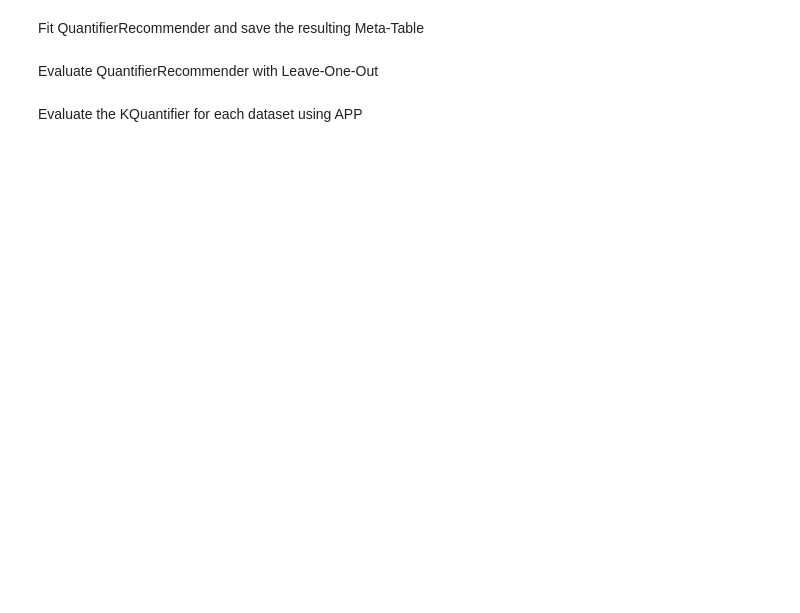
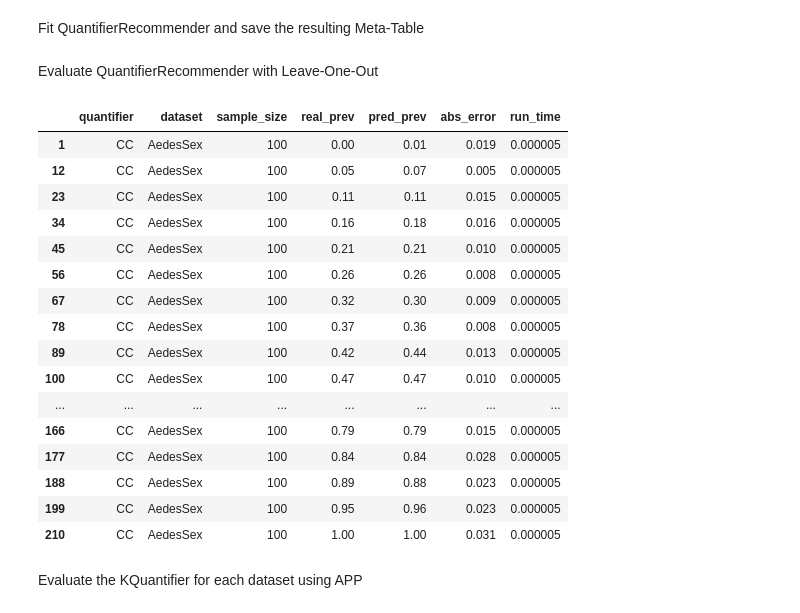
Before and after one commit to Bachega/quantifier_recommender, a Jupyter notebook: analysis.ipynb, the cells around one changed output. Saved outputs shown, nothing was run; the diff lists cells and outputs as text; code cells hidden in the pictures; blank space fills up the shorter version.

```diff
--- a/analysis.ipynb
+++ b/analysis.ipynb
@@ -17,0 +18,22 @@ recommender_eval, quantifiers_eval = recommender.leave_one_out_evaluation("./plo
+# %%
+# recommender.evaluation_table.loc['CC', 'AedesQuinx']
+t = recommender.get_not_agg()
+t.loc[(t["quantifier"] == "CC") & (t["dataset"] == "AedesSex")]
+# %% [output]
+|  | quantifier | dataset | sample_size | real_prev | pred_prev | abs_error | run_time |
+| 1 | CC | AedesSex | 100 | 0.00 | 0.01 | 0.019 | 0.000005 |
+| 12 | CC | AedesSex | 100 | 0.05 | 0.07 | 0.005 | 0.000005 |
+| 23 | CC | AedesSex | 100 | 0.11 | 0.11 | 0.015 | 0.000005 |
+| 34 | CC | AedesSex | 100 | 0.16 | 0.18 | 0.016 | 0.000005 |
+| 45 | CC | AedesSex | 100 | 0.21 | 0.21 | 0.010 | 0.000005 |
+| 56 | CC | AedesSex | 100 | 0.26 | 0.26 | 0.008 | 0.000005 |
+| 67 | CC | AedesSex | 100 | 0.32 | 0.30 | 0.009 | 0.000005 |
+| 78 | CC | AedesSex | 100 | 0.37 | 0.36 | 0.008 | 0.000005 |
+| 89 | CC | AedesSex | 100 | 0.42 | 0.44 | 0.013 | 0.000005 |
+| 100 | CC | AedesSex | 100 | 0.47 | 0.47 | 0.010 | 0.000005 |
+| ... | ... | ... | ... | ... | ... | ... | ... |
+| 166 | CC | AedesSex | 100 | 0.79 | 0.79 | 0.015 | 0.000005 |
+| 177 | CC | AedesSex | 100 | 0.84 | 0.84 | 0.028 | 0.000005 |
+| 188 | CC | AedesSex | 100 | 0.89 | 0.88 | 0.023 | 0.000005 |
+| 199 | CC | AedesSex | 100 | 0.95 | 0.96 | 0.023 | 0.000005 |
+| 210 | CC | AedesSex | 100 | 1.00 | 1.00 | 0.031 | 0.000005 |
```
Also changed, not shown: parts of 4 cells of this notebook, 6 other files.
